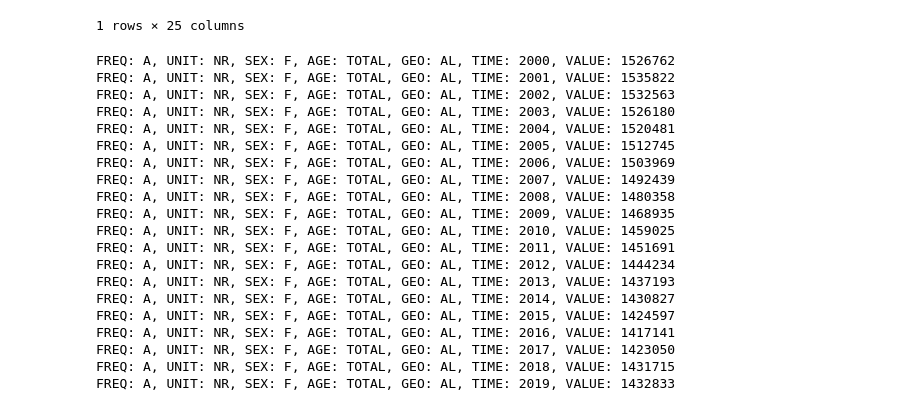
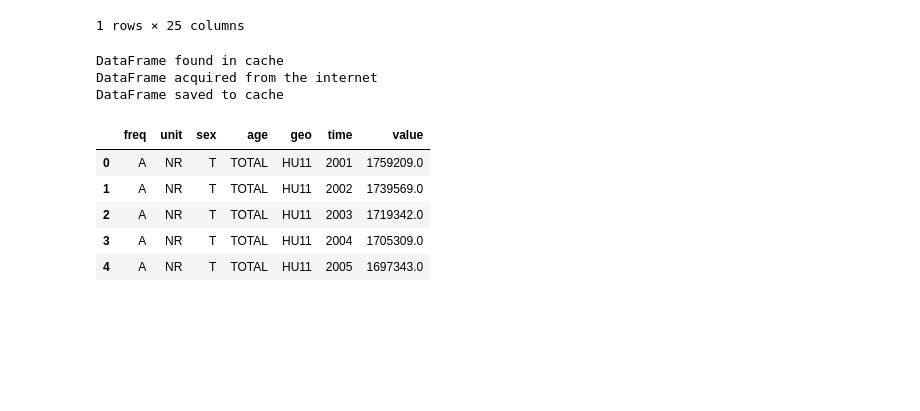
Before and after one commit to RichardPalotai/eurostat-dq, a Jupyter notebook: notebooks/01_eda.ipynb, the cells around one changed output. Cells and saved outputs as stored; diff of their text form; code cells hidden in the pictures; blank space fills up the shorter version.

Commit message:
Finished the JSON-stat parser

```diff
--- a/notebooks/01_eda.ipynb
+++ b/notebooks/01_eda.ipynb
@@ -164,28 +170,18 @@ time_inv = {int(v): k for k, v in d["dimension"]["time"]["category"]["index"].it
-# %%
-i = 20
-for freq_ind, unit_ind, sex_ind, age_ind, geo_ind, time_ind, value in zip(inds[0], inds[1], inds[2], inds[3], inds[4], inds[5], d["value"].values()):
-    print(f"FREQ: {freq_inv[freq_ind]}, UNIT: {unit_inv[unit_ind]}, SEX: {sex_inv[sex_ind]}, AGE: {age_inv[age_ind]}, GEO: {geo_inv[geo_ind]}, TIME: {time_inv[time_ind]}, VALUE: {value}")
-    i -= 1
-    if i == 0:
-        break
-# %% [output]
-FREQ: A, UNIT: NR, SEX: F, AGE: TOTAL, GEO: AL, TIME: 2000, VALUE: 1526762
-FREQ: A, UNIT: NR, SEX: F, AGE: TOTAL, GEO: AL, TIME: 2001, VALUE: 1535822
-FREQ: A, UNIT: NR, SEX: F, AGE: TOTAL, GEO: AL, TIME: 2002, VALUE: 1532563
-FREQ: A, UNIT: NR, SEX: F, AGE: TOTAL, GEO: AL, TIME: 2003, VALUE: 1526180
-FREQ: A, UNIT: NR, SEX: F, AGE: TOTAL, GEO: AL, TIME: 2004, VALUE: 1520481
-FREQ: A, UNIT: NR, SEX: F, AGE: TOTAL, GEO: AL, TIME: 2005, VALUE: 1512745
-FREQ: A, UNIT: NR, SEX: F, AGE: TOTAL, GEO: AL, TIME: 2006, VALUE: 1503969
-FREQ: A, UNIT: NR, SEX: F, AGE: TOTAL, GEO: AL, TIME: 2007, VALUE: 1492439
-FREQ: A, UNIT: NR, SEX: F, AGE: TOTAL, GEO: AL, TIME: 2008, VALUE: 1480358
-FREQ: A, UNIT: NR, SEX: F, AGE: TOTAL, GEO: AL, TIME: 2009, VALUE: 1468935
-FREQ: A, UNIT: NR, SEX: F, AGE: TOTAL, GEO: AL, TIME: 2010, VALUE: 1459025
-FREQ: A, UNIT: NR, SEX: F, AGE: TOTAL, GEO: AL, TIME: 2011, VALUE: 1451691
-FREQ: A, UNIT: NR, SEX: F, AGE: TOTAL, GEO: AL, TIME: 2012, VALUE: 1444234
-FREQ: A, UNIT: NR, SEX: F, AGE: TOTAL, GEO: AL, TIME: 2013, VALUE: 1437193
-FREQ: A, UNIT: NR, SEX: F, AGE: TOTAL, GEO: AL, TIME: 2014, VALUE: 1430827
-FREQ: A, UNIT: NR, SEX: F, AGE: TOTAL, GEO: AL, TIME: 2015, VALUE: 1424597
-FREQ: A, UNIT: NR, SEX: F, AGE: TOTAL, GEO: AL, TIME: 2016, VALUE: 1417141
-FREQ: A, UNIT: NR, SEX: F, AGE: TOTAL, GEO: AL, TIME: 2017, VALUE: 1423050
-FREQ: A, UNIT: NR, SEX: F, AGE: TOTAL, GEO: AL, TIME: 2018, VALUE: 1431715
-FREQ: A, UNIT: NR, SEX: F, AGE: TOTAL, GEO: AL, TIME: 2019, VALUE: 1432833
+# %%
+from eurostat_dq.ingest import fetch_dataset_json
+from eurostat_dq.config import DATASETS
+
+df = fetch_dataset_json("env_air_gge", use_cache=True)
+df = fetch_dataset_json("demo_r_d2jan", geo="HU11", sex="T", age="TOTAL")
+df.shape
+df.head()
+# %% [output]
+DataFrame found in cache
+DataFrame acquired from the internet
+DataFrame saved to cache
+|  | freq | unit | sex | age | geo | time | value |
+| 0 | A | NR | T | TOTAL | HU11 | 2001 | 1759209.0 |
+| 1 | A | NR | T | TOTAL | HU11 | 2002 | 1739569.0 |
+| 2 | A | NR | T | TOTAL | HU11 | 2003 | 1719342.0 |
+| 3 | A | NR | T | TOTAL | HU11 | 2004 | 1705309.0 |
+| 4 | A | NR | T | TOTAL | HU11 | 2005 | 1697343.0 |
```
Also changed, not shown: parts of 2 cells of this notebook, 3 other files.
